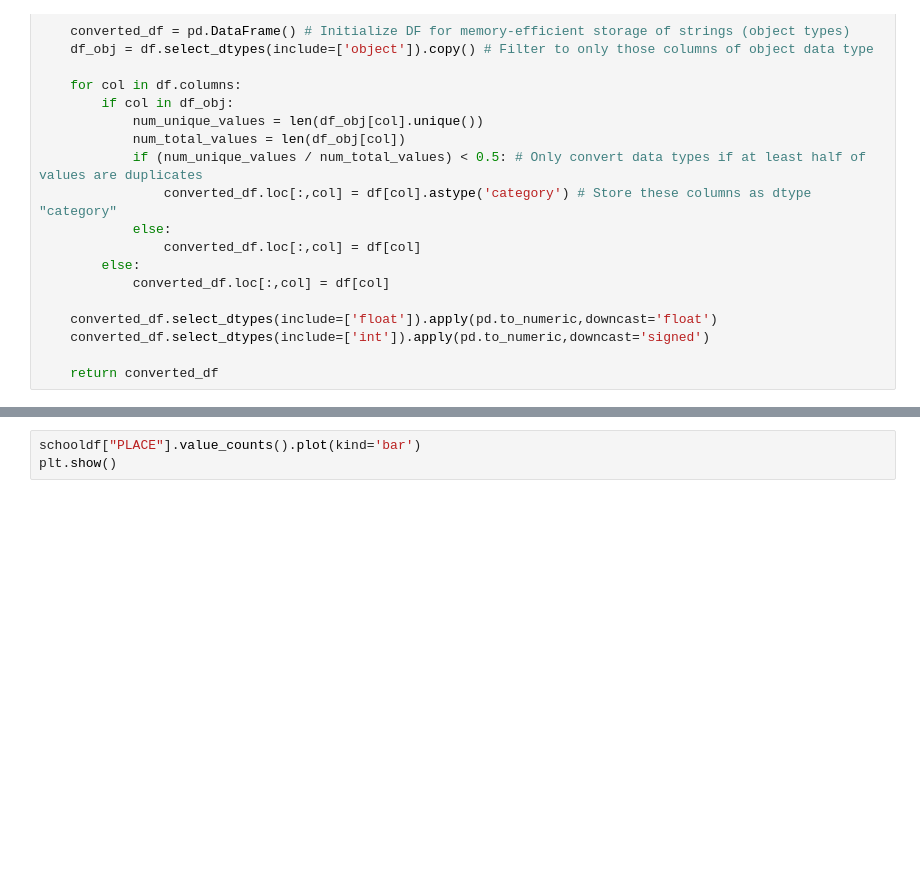
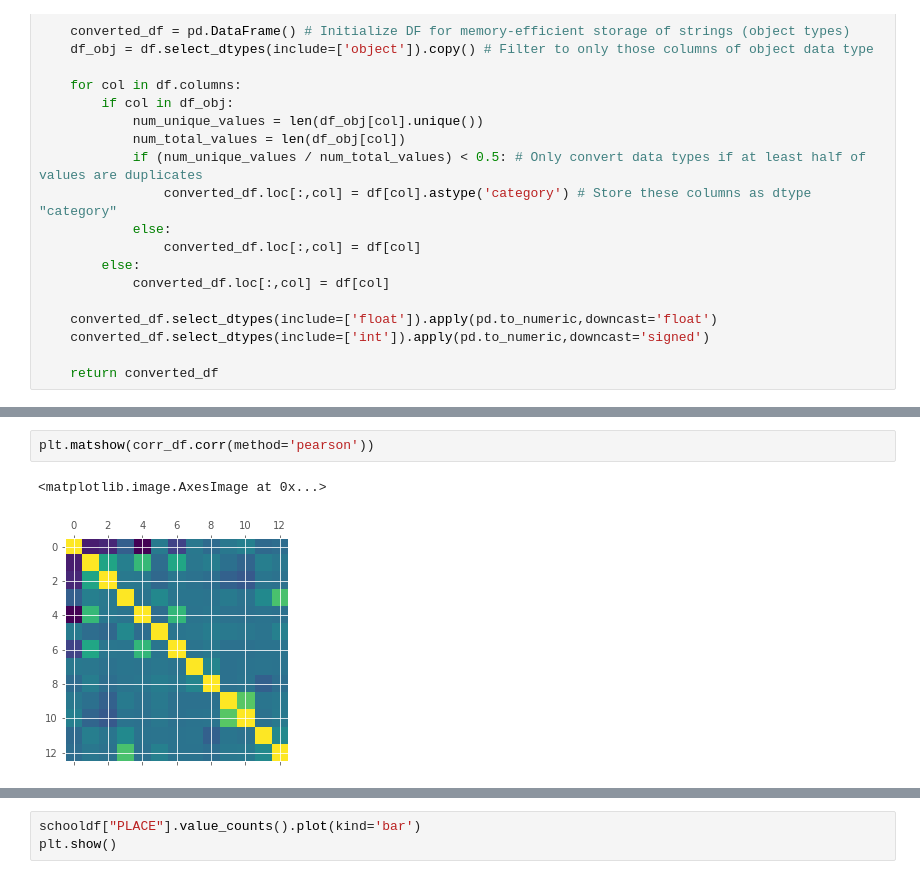
Before and after one commit to jhaber-zz/archive, a Jupyter notebook: data/data_visualization.ipynb, the cells around one changed output, grey strips where cells are left out. Drawn from its saved outputs; the diff is of its cells as text; blank space fills up the shorter version.

```diff
--- a/data/data_visualization.ipynb
+++ b/data/data_visualization.ipynb
@@ -116,0 +291,5 @@ RIT_STR       0.254758  0.481176  0.576255  1.000000
+# %%
+plt.matshow(corr_df.corr(method='pearson'))
+# %% [output]
+<matplotlib.image.AxesImage at 0x...>
+[figure, added]
```
Also changed, not shown: parts of 18 cells of this notebook, 1 other file.
